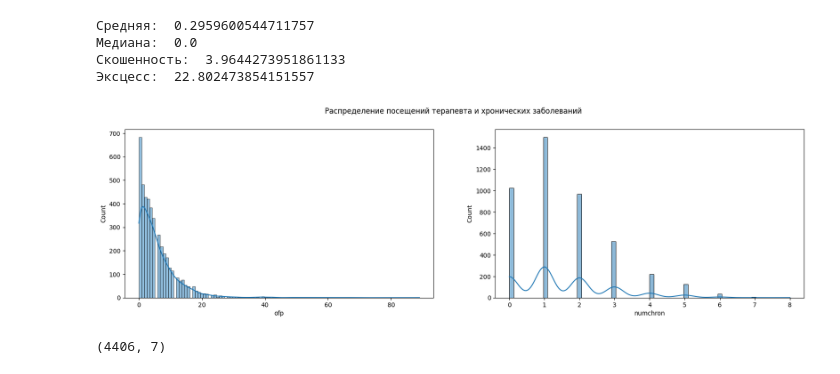
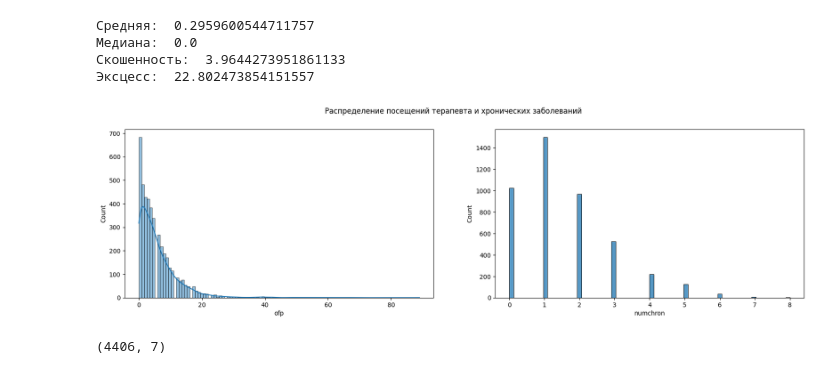
Before and after one commit to vpshenichnii/Innopolis-2024PVA, a Jupyter notebook: Final_project_Pshenichnii.ipynb, the cells around one changed output. Saved outputs shown, nothing was run; the diff lists cells and outputs as text; code cells hidden in the pictures.

```diff
--- a/Final_project_Pshenichnii.ipynb
+++ b/Final_project_Pshenichnii.ipynb
@@ -65,11 +65,11 @@ print('Эксцесс: ', stats.kurtosis(df['hosp']))
 # %%
 fig, ax  = plt.subplots(1,2, figsize = (20,5))
 plt.suptitle('Распределение посещений терапевта и хронических заболеваний')
 sns.histplot(df['ofp'], kde = True, ax = ax[0])
-sns.histplot(df['numchron'], kde = True, ax = ax[1])
+sns.histplot(df['numchron'], kde = False, ax = ax[1])
 plt.show()
 # %% [output]
-[figure, old version]
+[figure, new version]
 # %%
 # учитывая что исследуем такие явления как визиты к врачу и число хрон. заболеваний - правостороннее смещение вполне объяснимо
 # %%
```
